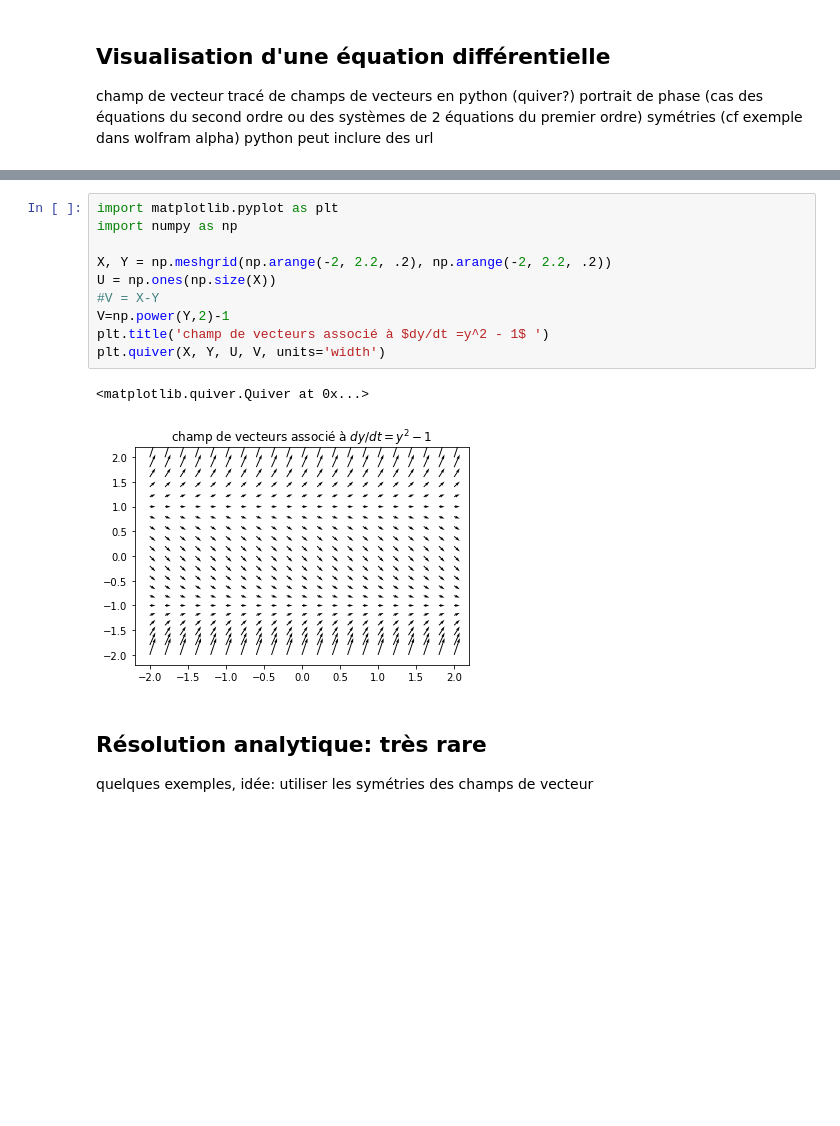
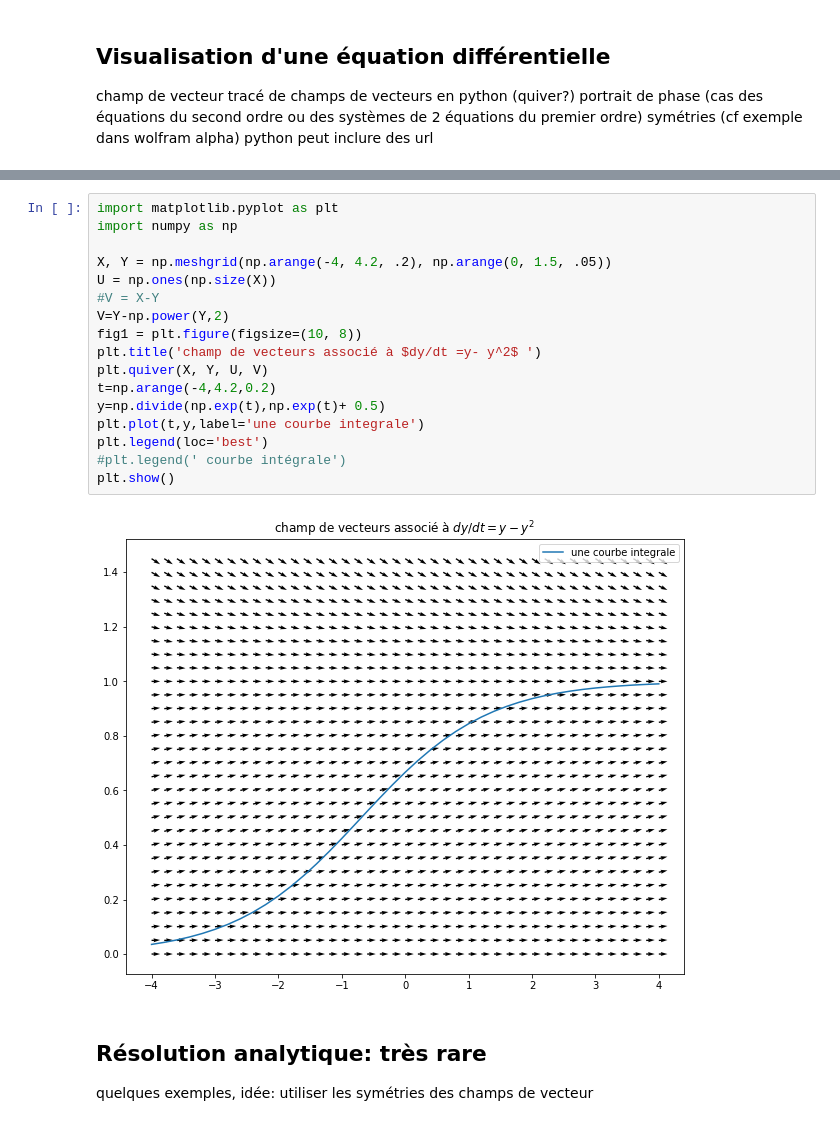
Before and after one commit to azerad/labomathedo, a Jupyter notebook: labomathedo.ipynb, the cells around one changed output, grey strips where cells are left out. Drawn from its saved outputs; the diff is of its cells as text; blank space fills up the shorter version.

```diff
--- a/labomathedo.ipynb
+++ b/labomathedo.ipynb
@@ -43,16 +48,22 @@ IFrame(url, width=1024, height=768)
 # %%
 import matplotlib.pyplot as plt
 import numpy as np
 
-X, Y = np.meshgrid(np.arange(-2, 2.2, .2), np.arange(-2, 2.2, .2))
+X, Y = np.meshgrid(np.arange(-4, 4.2, .2), np.arange(0, 1.5, .05))
 U = np.ones(np.size(X))
 #V = X-Y
-V=np.power(Y,2)-1
-plt.title('champ de vecteurs associé à $dy/dt =y^2 - 1$ ')
-plt.quiver(X, Y, U, V, units='width')
+V=Y-np.power(Y,2)
+fig1 = plt.figure(figsize=(10, 8))
+plt.title('champ de vecteurs associé à $dy/dt =y- y^2$ ')
+plt.quiver(X, Y, U, V)
+t=np.arange(-4,4.2,0.2)
+y=np.divide(np.exp(t),np.exp(t)+ 0.5)
+plt.plot(t,y,label='une courbe integrale')
+plt.legend(loc='best')
+#plt.legend(' courbe intégrale')
+plt.show()
 # %% [output]
-<matplotlib.quiver.Quiver at 0x...>
-[figure, old version]
+[figure, new version]
 # %% [markdown]
 ## Résolution analytique: très rare
 quelques exemples,
```
Also changed, not shown: parts of 7 cells of this notebook.
